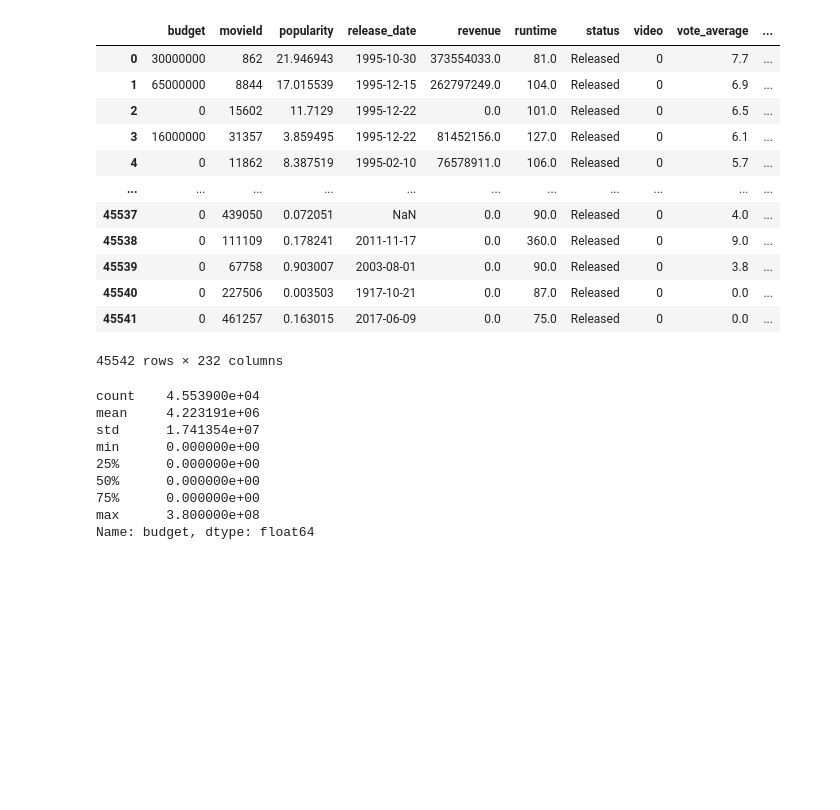
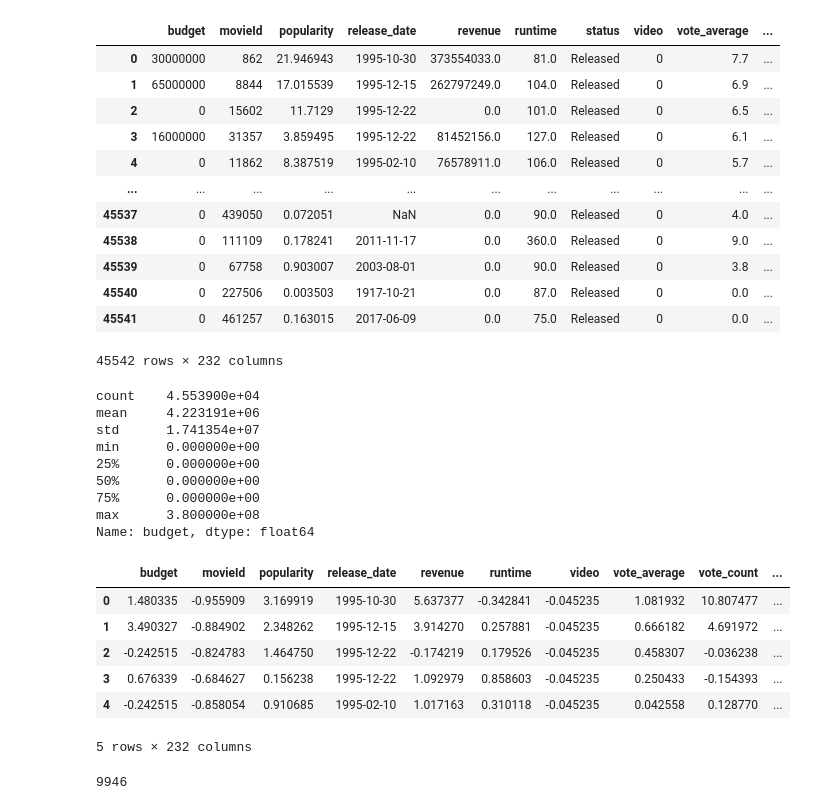
Before and after one commit to HatimRabet/Bandit-Algorithms-for-Movie-Recommendation-System, a Jupyter notebook: scripts/data_study.ipynb, the cells around one changed output. Cells and saved outputs as stored; diff of their text form; code cells hidden in the pictures; blank space fills up the shorter version.

```diff
--- a/scripts/data_study.ipynb
+++ b/scripts/data_study.ipynb
@@ -578,3 +578,32 @@ movies_dataframe_final['revenue'] = movies_dataframe_final['revenue'].astype(flo
 movies_dataframe_final['revenue'].fillna(movies_dataframe_final['revenue'].mean(), inplace=True)
 # %%
 movies_dataframe_final['ratio_benefit'] = movies_dataframe_final['revenue'] / (movies_dataframe_final['budget'] + 1)
+# %%
+movies_dataframe_final['release_date'] = pd.to_datetime(movies_dataframe_final['release_date'], errors='coerce')
+# %%
+movies_dataframe_final.drop(columns=['status'], inplace=True)
+# %%
+columns = movies_dataframe_final.columns.to_list()
+
+for col in columns:
+    if col != 'release_date':
+        movies_dataframe_final[col] = movies_dataframe_final[col].apply(lambda x: x if is_float(x) else 0.0)
+        movies_dataframe_final[col] = movies_dataframe_final[col].astype(float)
+        movies_dataframe_final[col].fillna(movies_dataframe_final[col].mean(), inplace=True)
+        movies_dataframe_final[col] = (movies_dataframe_final[col]-movies_dataframe_final[col].mean()) / movies_dataframe_final[col].std()
+# %%
+movies_dataframe_final.head()
+# %% [output]
+|  | budget | movieId | popularity | release_date | revenue | runtime | video | vote_average | vote_count | ... |
+| 0 | 1.480335 | -0.955909 | 3.169919 | 1995-10-30 | 5.637377 | -0.342841 | -0.045235 | 1.081932 | 10.807477 | ... |
+| 1 | 3.490327 | -0.884902 | 2.348262 | 1995-12-15 | 3.914270 | 0.257881 | -0.045235 | 0.666182 | 4.691972 | ... |
+| 2 | -0.242515 | -0.824783 | 1.464750 | 1995-12-22 | -0.174219 | 0.179526 | -0.045235 | 0.458307 | -0.036238 | ... |
+| 3 | 0.676339 | -0.684627 | 0.156238 | 1995-12-22 | 1.092979 | 0.858603 | -0.045235 | 0.250433 | -0.154393 | ... |
+| 4 | -0.242515 | -0.858054 | 0.910685 | 1995-02-10 | 1.017163 | 0.310118 | -0.045235 | 0.042558 | 0.128770 | ... |
+5 rows × 232 columns
+# %%
+Y = movies_ratings_df['movieId'].value_counts()
+
+Y[[i for i in range(Y.size) if Y[i] > 100]].size
+# %% [output]
+9946
```
Also changed, not shown: parts of 3 cells of this notebook.
